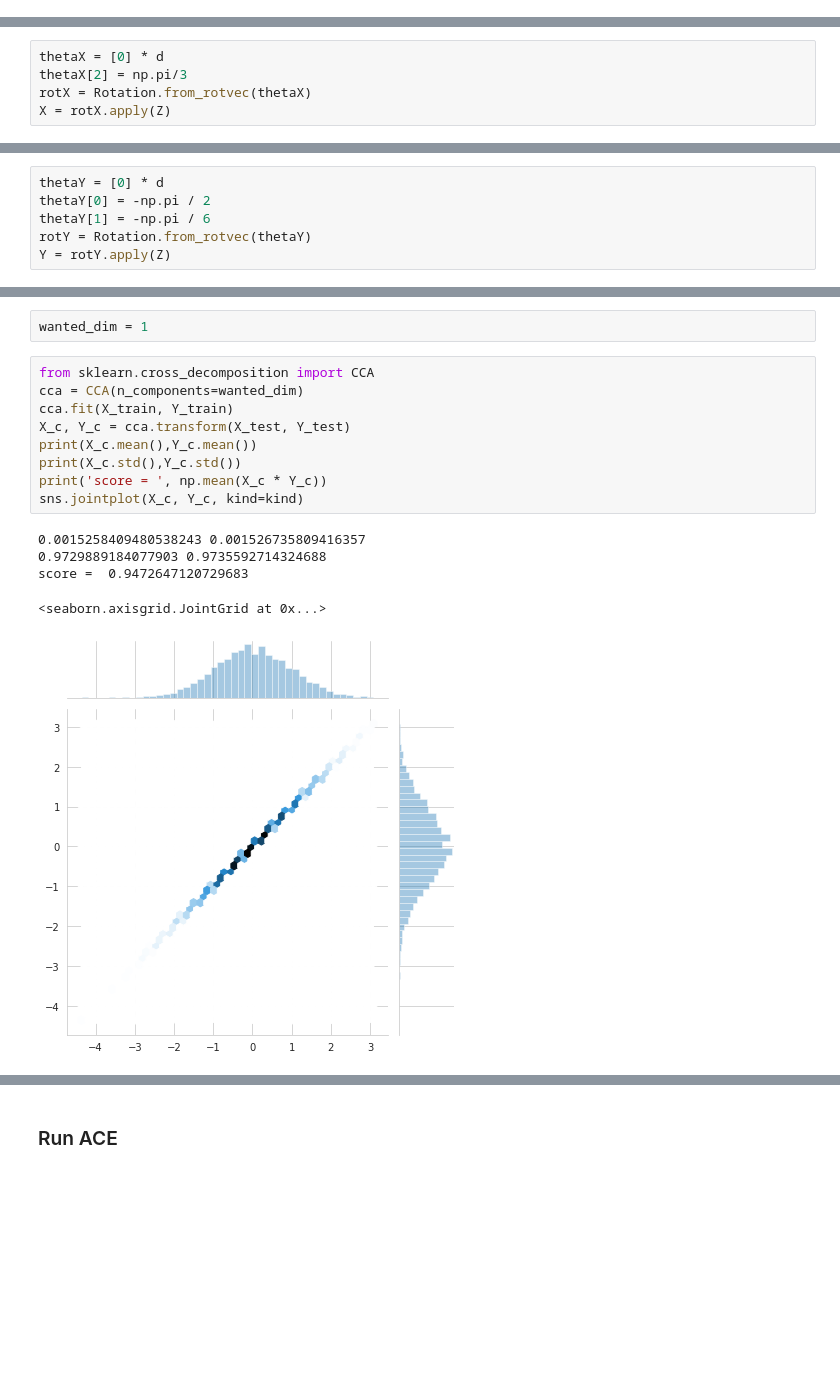
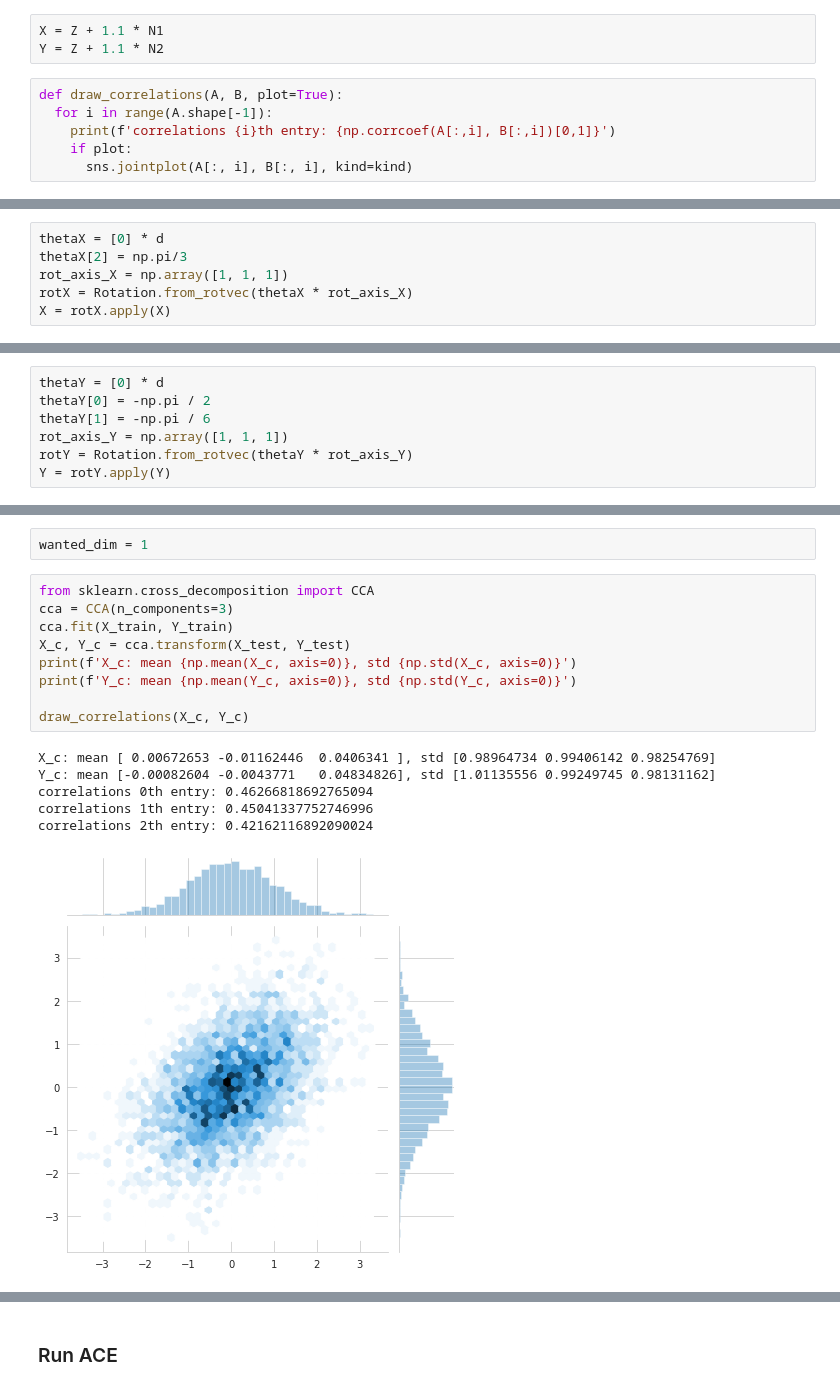
Before and after one commit to jonatanbarkan/ACEDeep, a Jupyter notebook: ADCEs.ipynb, the cells around one changed output, grey strips where cells are left out. Cells and saved outputs as stored; diff of their text form; blank space fills up the shorter version.

```diff
--- a/ADCEs.ipynb
+++ b/ADCEs.ipynb
@@ -33,0 +36,9 @@ Z = np.random.multivariate_normal(mu, cov, num_samples)
+# %%
+X = Z + 1.1 * N1
+Y = Z + 1.1 * N2
+# %%
+def draw_correlations(A, B, plot=True):
+  for i in range(A.shape[-1]):
+    print(f'correlations {i}th entry: {np.corrcoef(A[:,i], B[:,i])[0,1]}')
+    if plot:
+      sns.jointplot(A[:, i], B[:, i], kind=kind)
@@ -34,7 +54,8 @@ Z = np.random.multivariate_normal(mu, cov, num_samples)
 # %%
 thetaX = [0] * d
 thetaX[2] = np.pi/3
-rotX = Rotation.from_rotvec(thetaX)
-X = rotX.apply(Z)
+rot_axis_X = np.array([1, 1, 1])
+rotX = Rotation.from_rotvec(thetaX * rot_axis_X)
+X = rotX.apply(X)
 # %%
 print(f'X: mean {np.mean(X, axis=0)}, std {np.std(X, axis=0)}')
@@ -44,7 +63,8 @@ sns.jointplot(Z, X, kind=kind)
 thetaY = [0] * d
 thetaY[0] = -np.pi / 2
 thetaY[1] = -np.pi / 6
-rotY = Rotation.from_rotvec(thetaY)
-Y = rotY.apply(Z)
+rot_axis_Y = np.array([1, 1, 1])
+rotY = Rotation.from_rotvec(thetaY * rot_axis_Y)
+Y = rotY.apply(Y)
 # %%
 print(f'X: mean {np.mean(Y, axis=0)}, std {np.std(Y, axis=0)}')
@@ -158,16 +188,17 @@ Find linear CCA result for wanted dim
 wanted_dim = 1
 # %%
 from sklearn.cross_decomposition import CCA
-cca = CCA(n_components=wanted_dim)
+cca = CCA(n_components=3)
 cca.fit(X_train, Y_train)
 X_c, Y_c = cca.transform(X_test, Y_test)
-print(X_c.mean(),Y_c.mean())
-print(X_c.std(),Y_c.std())
-print('score = ', np.mean(X_c * Y_c))
-sns.jointplot(X_c, Y_c, kind=kind)
+print(f'X_c: mean {np.mean(X_c, axis=0)}, std {np.std(X_c, axis=0)}')
+print(f'Y_c: mean {np.mean(Y_c, axis=0)}, std {np.std(Y_c, axis=0)}')
+
+draw_correlations(X_c, Y_c)
 # %% [output]
-0.0015258409480538243 0.001526735809416357
-0.9729889184077903 0.9735592714324688
-score =  0.9472647120729683
+X_c: mean [ 0.00672653 -0.01162446  0.0406341 ], std [0.98964734 0.99406142 0.98254769]
+Y_c: mean [-0.00082604 -0.0043771   0.04834826], std [1.01135556 0.99249745 0.98131162]
+correlations 0th entry: 0.46266818692765094
+correlations 1th entry: 0.45041337752746996
+correlations 2th entry: 0.42162116892090024
-<seaborn.axisgrid.JointGrid at 0x...>
-[figure, old version]
+[figure, new version]
```
Also changed, not shown: parts of 25 cells of this notebook.
